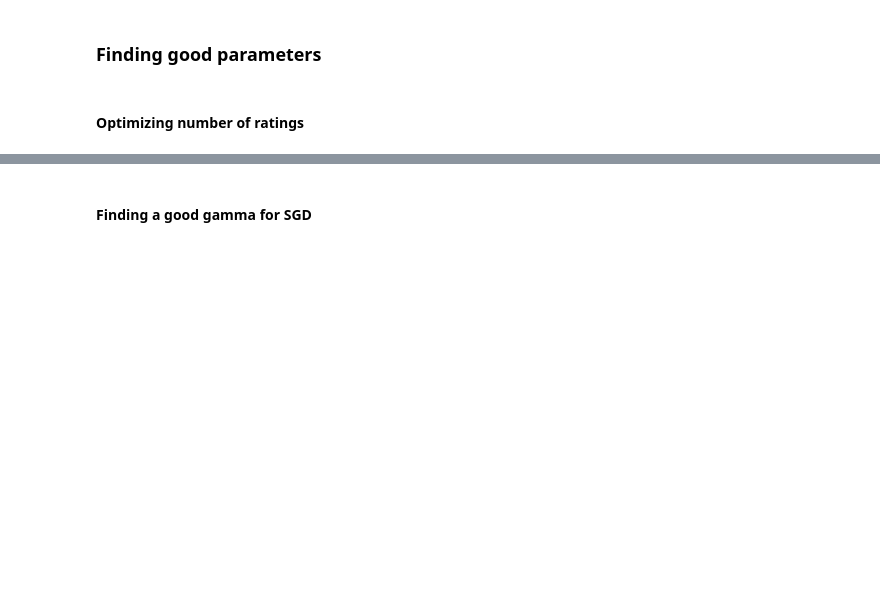
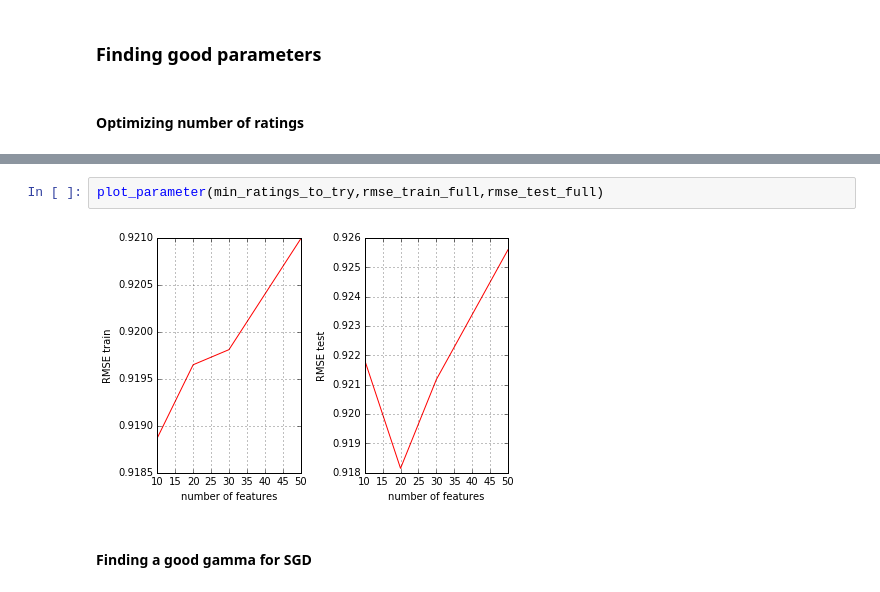
Before and after one commit to lbaligand/netflix-recommender-PCML, a Jupyter notebook: Script/script.ipynb, the cells around one changed output, grey strips where cells are left out. Cells and saved outputs as stored; diff of their text form; blank space fills up the shorter version.

Commit message:
min_number_ratings ok

```diff
--- a/Script/script.ipynb
+++ b/Script/script.ipynb
@@ -66,3 +78,7 @@ SystemError: <built-in method __deepcopy__ of numpy.ndarray object at 0x...> ret
+# %%
+plot_parameter(min_ratings_to_try,rmse_train_full,rmse_test_full)
+# %% [output]
+[figure, added]
 # %% [markdown]
 #### Finding a good gamma for SGD
 # %%
```
Also changed, not shown: parts of 3 cells of this notebook.
